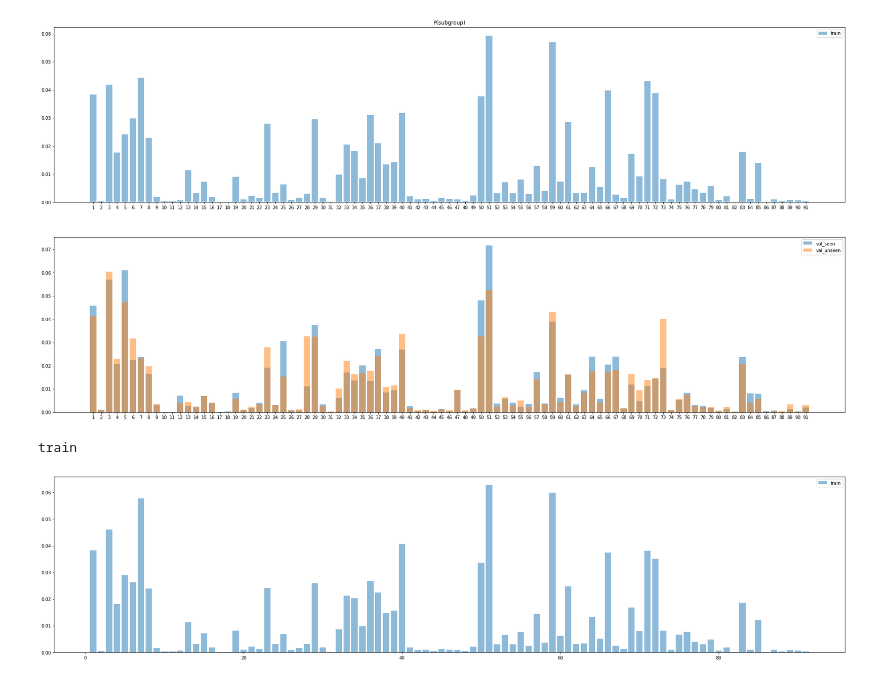
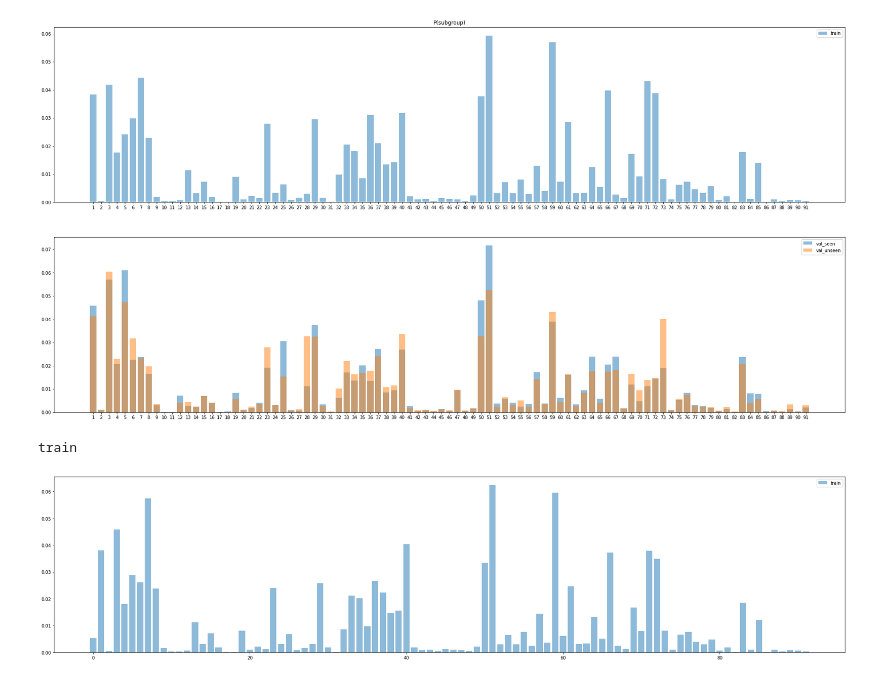
Before and after one commit to hsuck/ADL22-final-project, a Jupyter notebook: notebook/course_analysis.ipynb, the cells around one changed output. Saved outputs shown, nothing was run; the diff lists cells and outputs as text; code cells hidden in the pictures.

```diff
--- a/notebook/course_analysis.ipynb
+++ b/notebook/course_analysis.ipynb
@@ -312,7 +295,7 @@ for name, log in user_purchase_log.items():
     cnt = []
     for year in range(2015, 2022):
         for month in range(1, 13):
-            t = f"{year}-{month}"
+            t = f"{year}-{month:02d}"
             pubtime.append(t)
             cnt.append(pubtime_cnt[t])
     print(cnt, pubtime)
@@ -610,32 +593,32 @@ def course2subgroups( cid ):
         return [ 0 ] # indicate none
 plt.figure(figsize=(32,16), facecolor='white')
 
 for name, user_plog in user_purchase_log.items():
     print(name)
     res = [ course2subgroups(cid) for plog in user_plog.values() for cid in plog]
     res = [ sg for sgs in res for sg in sgs ]
     total_cnt = len(res)
 
     res = Counter(res)
 
-    x = list( id2sg.keys() )
+    x = [0] + list( id2sg.keys() )
     y = [ res[i]/total_cnt for i in x ]
 
 
     if 'train' in name:
         plt.subplot(2,1,1)
     else:
         plt.subplot(2,1,2)
     plt.bar(
         x = x,
         height = y,
         alpha = 0.5,
         label = name,
     )
     plt.legend()
     break
 
 plt.show()
 # %% [output]
 train
-[figure, old version]
+[figure, new version]
```
Also changed, not shown: parts of 4 cells of this notebook, 1 other file.
